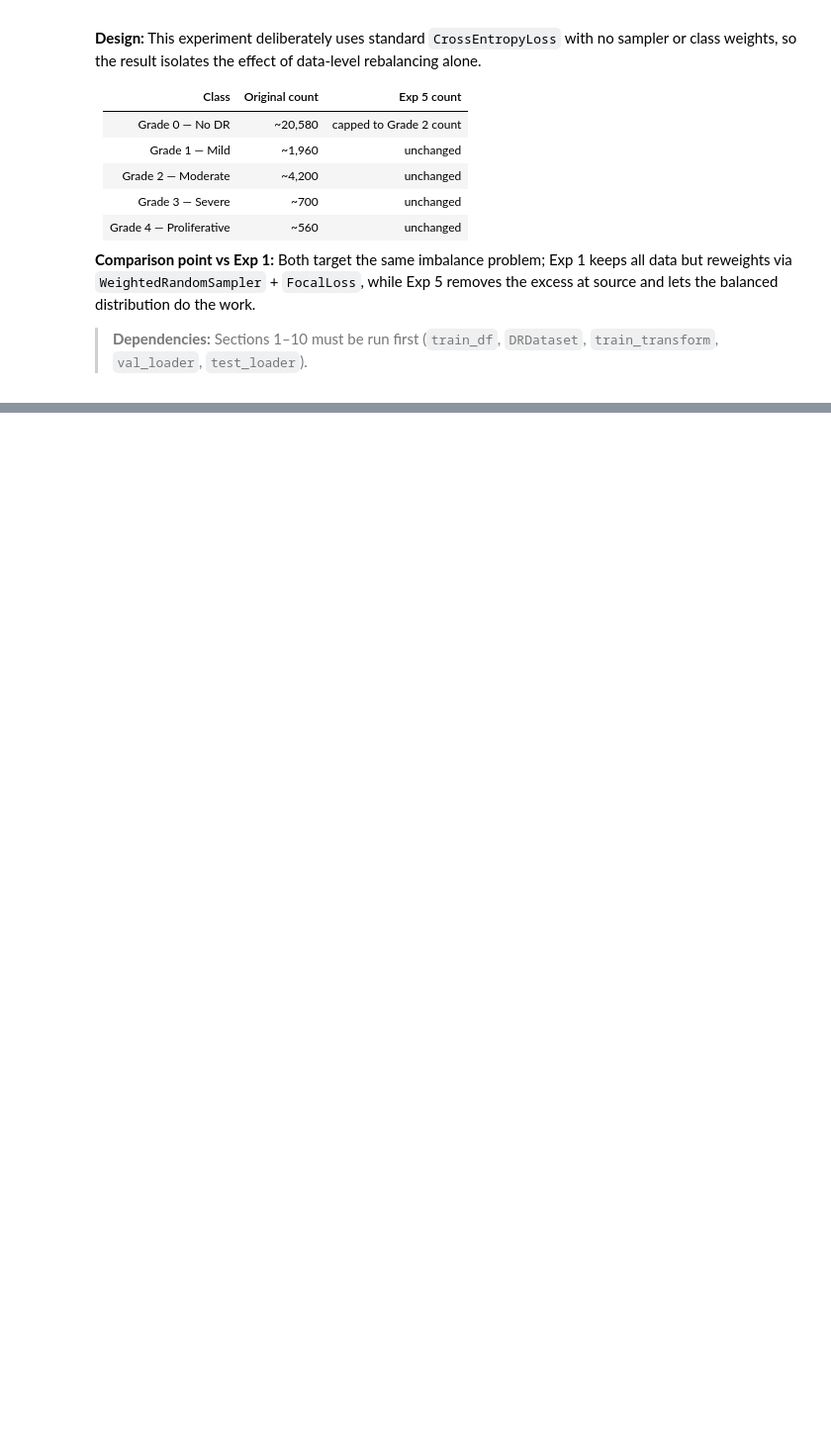
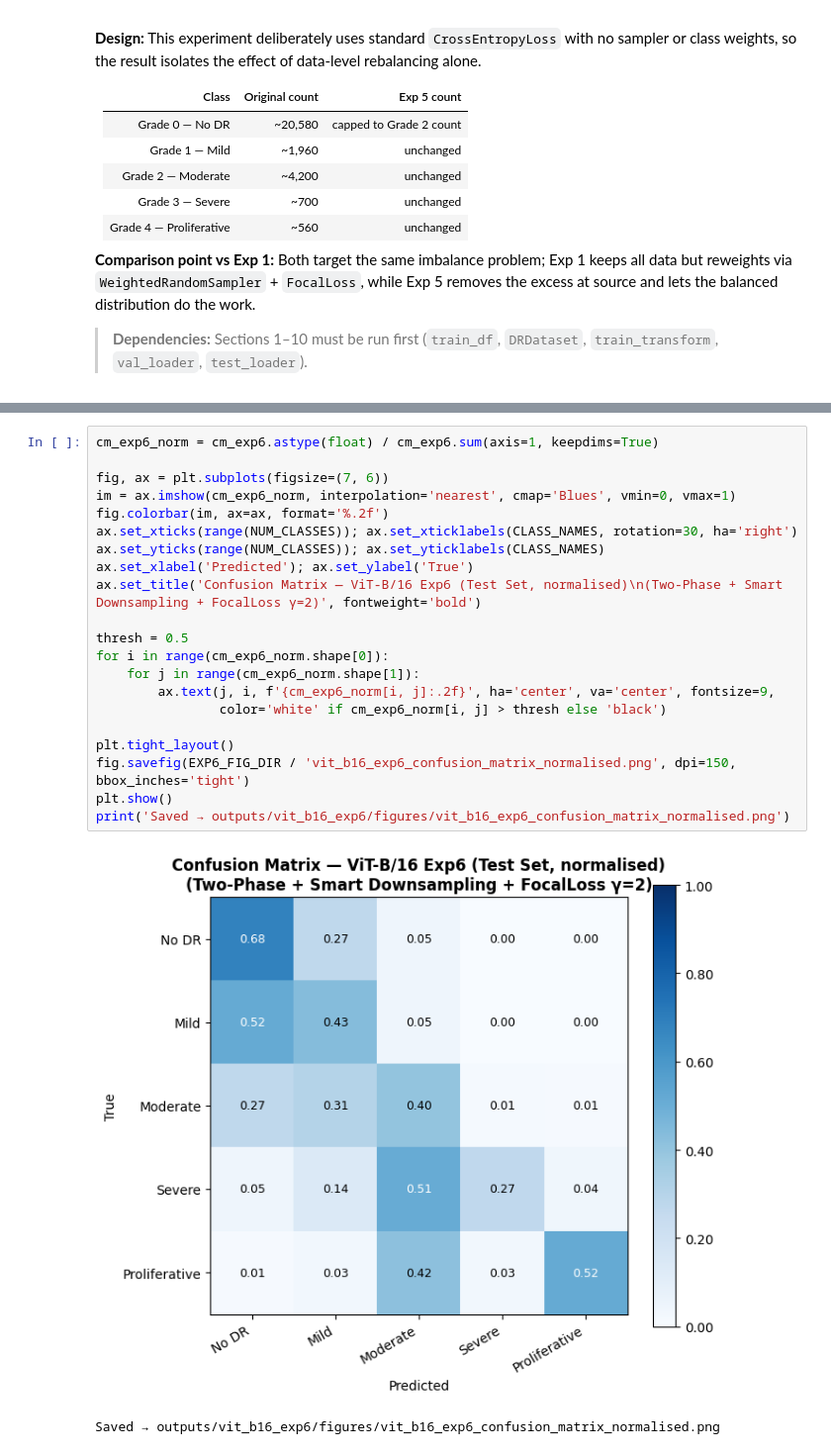
Before and after one commit to mahadmubashir/AML_CW, a Jupyter notebook: notebooks/vit_b16.ipynb, the cells around one changed output, grey strips where cells are left out. Shown at 99% size. Drawn from its saved outputs; the diff is of its cells as text; blank space fills up the shorter version.

```diff
--- a/notebooks/vit_b16.ipynb
+++ b/notebooks/vit_b16.ipynb
@@ -2016,0 +2554,24 @@ print('=' * W)
+# %%
+cm_exp6_norm = cm_exp6.astype(float) / cm_exp6.sum(axis=1, keepdims=True)
+
+fig, ax = plt.subplots(figsize=(7, 6))
+im = ax.imshow(cm_exp6_norm, interpolation='nearest', cmap='Blues', vmin=0, vmax=1)
+fig.colorbar(im, ax=ax, format='%.2f')
+ax.set_xticks(range(NUM_CLASSES)); ax.set_xticklabels(CLASS_NAMES, rotation=30, ha='right')
+ax.set_yticks(range(NUM_CLASSES)); ax.set_yticklabels(CLASS_NAMES)
+ax.set_xlabel('Predicted'); ax.set_ylabel('True')
+ax.set_title('Confusion Matrix — ViT-B/16 Exp6 (Test Set, normalised)\n(Two-Phase + Smart Downsampling + FocalLoss γ=2)', fontweight='bold')
+
+thresh = 0.5
+for i in range(cm_exp6_norm.shape[0]):
+    for j in range(cm_exp6_norm.shape[1]):
+        ax.text(j, i, f'{cm_exp6_norm[i, j]:.2f}', ha='center', va='center', fontsize=9,
+                color='white' if cm_exp6_norm[i, j] > thresh else 'black')
+
+plt.tight_layout()
+fig.savefig(EXP6_FIG_DIR / 'vit_b16_exp6_confusion_matrix_normalised.png', dpi=150, bbox_inches='tight')
+plt.show()
+print('Saved → outputs/vit_b16_exp6/figures/vit_b16_exp6_confusion_matrix_normalised.png')
+# %% [output]
+[figure, added]
+Saved → outputs/vit_b16_exp6/figures/vit_b16_exp6_confusion_matrix_normalised.png
```
Also changed, not shown: parts of 38 cells of this notebook, 10 other files.
